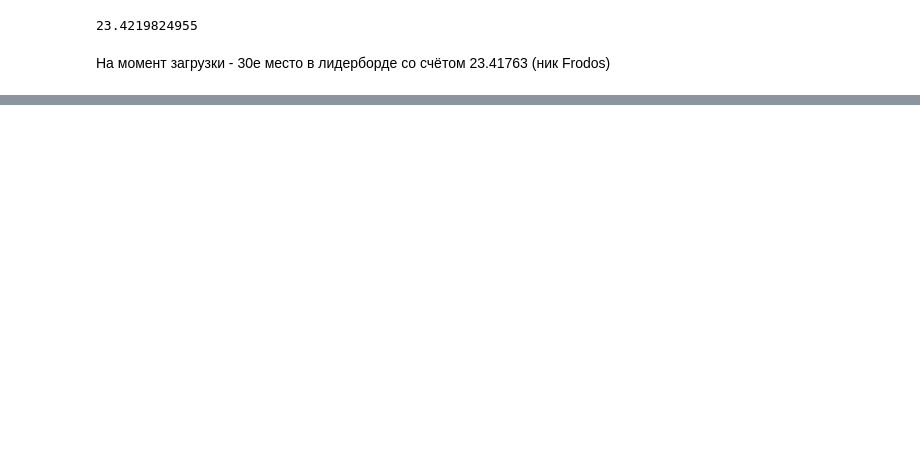
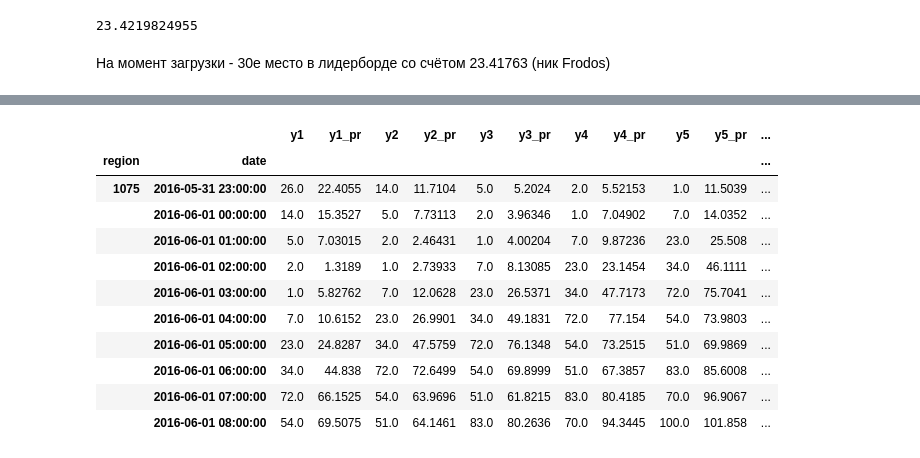
Before and after one commit to PhySci/projectNYtaxi, a Jupyter notebook: week5/week-5_load.ipynb, the cells around one changed output, grey strips where cells are left out. Cells and saved outputs as stored; diff of their text form; code cells hidden in the pictures; blank space fills up the shorter version.

```diff
--- a/week5/week-5_load.ipynb
+++ b/week5/week-5_load.ipynb
@@ -296,7 +296,7 @@ endTest   = '2016-06-30 17:00:00'
 # dataframe to save prediction
 resIndex = pd.MultiIndex.from_product([final.index.levels[0],pd.date_range(start=startTest,end=endTest,freq='1H')],
                                     names=['region','date'])
-df_res = pd.DataFrame(columns=['y1','y1_pr','y2','y2_pr','y3','y3_pr','y4','y4_pr','y5','y5_pr','y6','y6_pr'],index = resIndex)
+df_res2 = pd.DataFrame(columns=['y1','y1_pr','y2','y2_pr','y3','y3_pr','y4','y4_pr','y5','y5_pr','y6','y6_pr'],index = resIndex)
 saveDict = {'y1':'y1_pr','y2':'y2_pr','y3':'y3_pr','y4':'y4_pr','y5':'y5_pr','y6':'y6_pr'}
 # %%
 linReg = linear_model.Ridge()
@@ -347,0 +383,15 @@ saveResults(df_res,fName='02Aug.csv',delta=0)
+# %%
+df_res.head(10)
+# %% [output]
+|  |  | y1 | y1_pr | y2 | y2_pr | y3 | y3_pr | y4 | y4_pr | y5 | y5_pr | ... |
+| region | date |  |  |  |  |  |  |  |  |  |  | ... |
+| 1075 | 2016-05-31 23:00:00 | 26.0 | 22.4055 | 14.0 | 11.7104 | 5.0 | 5.2024 | 2.0 | 5.52153 | 1.0 | 11.5039 | ... |
+|  | 2016-06-01 00:00:00 | 14.0 | 15.3527 | 5.0 | 7.73113 | 2.0 | 3.96346 | 1.0 | 7.04902 | 7.0 | 14.0352 | ... |
+|  | 2016-06-01 01:00:00 | 5.0 | 7.03015 | 2.0 | 2.46431 | 1.0 | 4.00204 | 7.0 | 9.87236 | 23.0 | 25.508 | ... |
+|  | 2016-06-01 02:00:00 | 2.0 | 1.3189 | 1.0 | 2.73933 | 7.0 | 8.13085 | 23.0 | 23.1454 | 34.0 | 46.1111 | ... |
+|  | 2016-06-01 03:00:00 | 1.0 | 5.82762 | 7.0 | 12.0628 | 23.0 | 26.5371 | 34.0 | 47.7173 | 72.0 | 75.7041 | ... |
+|  | 2016-06-01 04:00:00 | 7.0 | 10.6152 | 23.0 | 26.9901 | 34.0 | 49.1831 | 72.0 | 77.154 | 54.0 | 73.9803 | ... |
+|  | 2016-06-01 05:00:00 | 23.0 | 24.8287 | 34.0 | 47.5759 | 72.0 | 76.1348 | 54.0 | 73.2515 | 51.0 | 69.9869 | ... |
+|  | 2016-06-01 06:00:00 | 34.0 | 44.838 | 72.0 | 72.6499 | 54.0 | 69.8999 | 51.0 | 67.3857 | 83.0 | 85.6008 | ... |
+|  | 2016-06-01 07:00:00 | 72.0 | 66.1525 | 54.0 | 63.9696 | 51.0 | 61.8215 | 83.0 | 80.4185 | 70.0 | 96.9067 | ... |
+|  | 2016-06-01 08:00:00 | 54.0 | 69.5075 | 51.0 | 64.1461 | 83.0 | 80.2636 | 70.0 | 94.3445 | 100.0 | 101.858 | ... |
```
Also changed, not shown: parts of 5 cells of this notebook.
